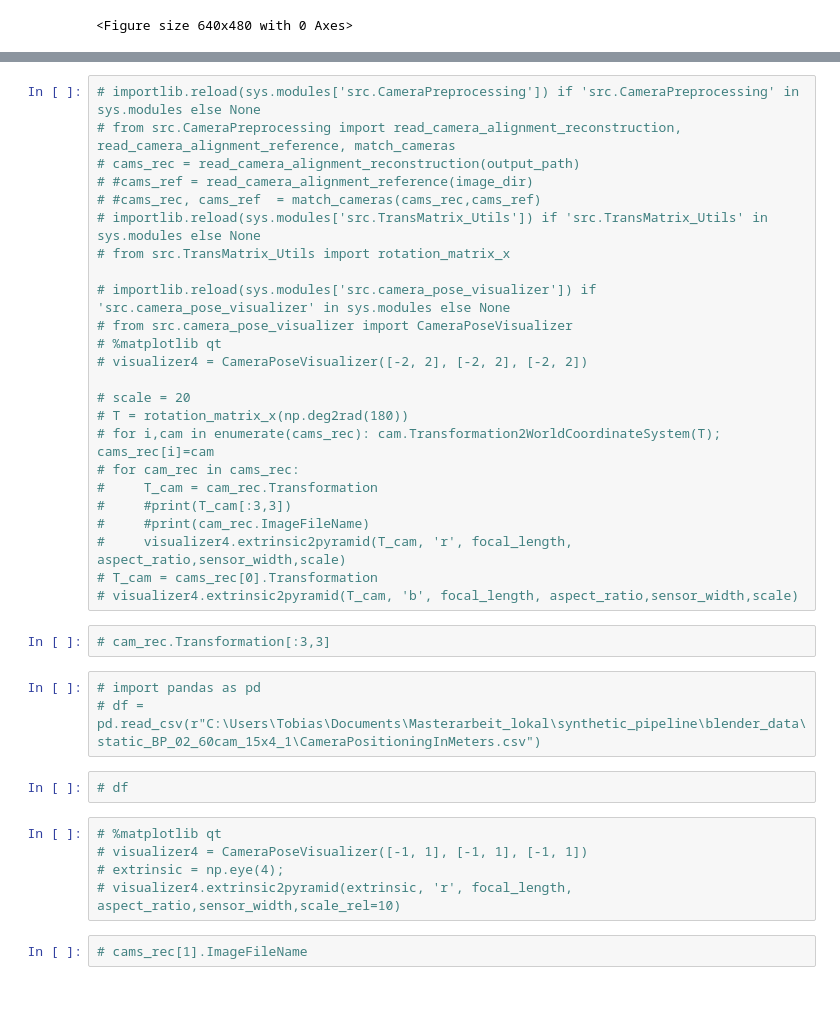
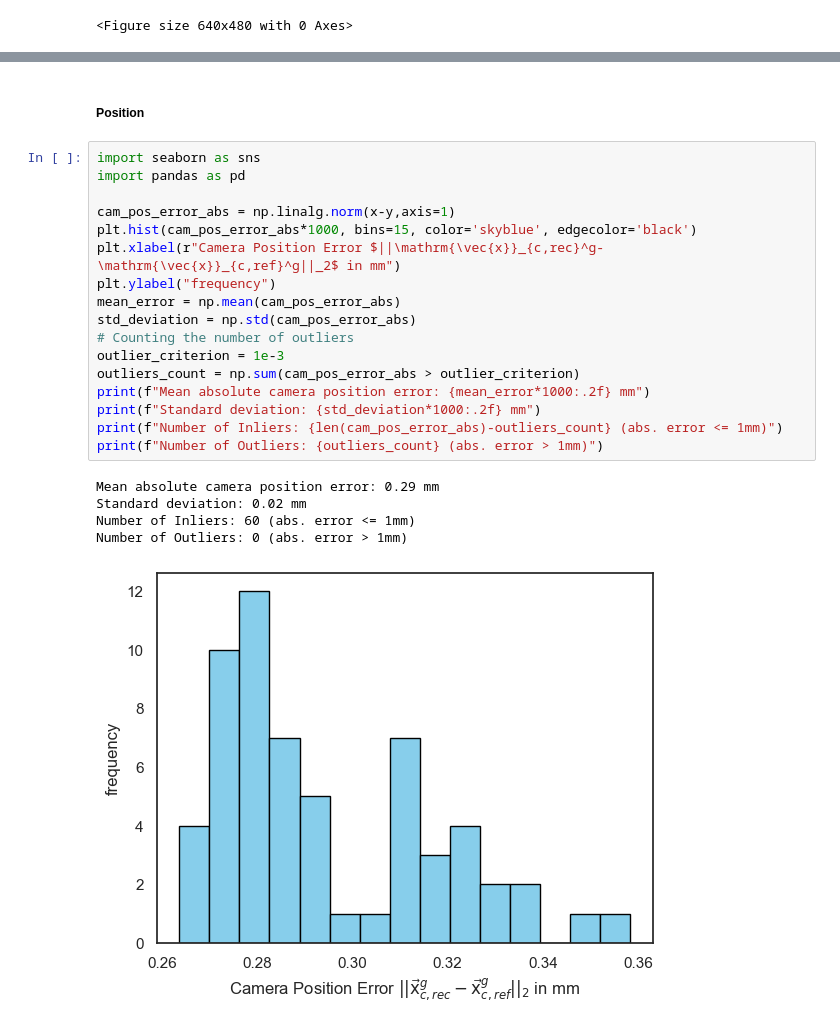
Before and after one commit to tobiashead/synthetic-pipeline-for-3d-reconstruction-of-falling-particles, a Jupyter notebook: pipeline_evaluation.ipynb, the cells around one changed output, grey strips where cells are left out. Drawn from its saved outputs; the diff is of its cells as text; blank space fills up the shorter version.

```diff
--- a/pipeline_evaluation.ipynb
+++ b/pipeline_evaluation.ipynb
@@ -294,38 +284,25 @@ plt.show()
-# %%
-# importlib.reload(sys.modules['src.CameraPreprocessing']) if 'src.CameraPreprocessing' in sys.modules else None
-# from src.CameraPreprocessing import read_camera_alignment_reconstruction, read_camera_alignment_reference, match_cameras
-# cams_rec = read_camera_alignment_reconstruction(output_path)
-# #cams_ref = read_camera_alignment_reference(image_dir)
-# #cams_rec, cams_ref  = match_cameras(cams_rec,cams_ref)
-# importlib.reload(sys.modules['src.TransMatrix_Utils']) if 'src.TransMatrix_Utils' in sys.modules else None
-# from src.TransMatrix_Utils import rotation_matrix_x
-
-# importlib.reload(sys.modules['src.camera_pose_visualizer']) if 'src.camera_pose_visualizer' in sys.modules else None
-# from src.camera_pose_visualizer import CameraPoseVisualizer
-# %matplotlib qt
-# visualizer4 = CameraPoseVisualizer([-2, 2], [-2, 2], [-2, 2])
-
-# scale = 20
-# T = rotation_matrix_x(np.deg2rad(180))
-# for i,cam in enumerate(cams_rec): cam.Transformation2WorldCoordinateSystem(T); cams_rec[i]=cam
-# for cam_rec in cams_rec:
-#     T_cam = cam_rec.Transformation
-#     #print(T_cam[:3,3])
-#     #print(cam_rec.ImageFileName)
-#     visualizer4.extrinsic2pyramid(T_cam, 'r', focal_length, aspect_ratio,sensor_width,scale)
-# T_cam = cams_rec[0].Transformation
-# visualizer4.extrinsic2pyramid(T_cam, 'b', focal_length, aspect_ratio,sensor_width,scale)
-# %%
-# cam_rec.Transformation[:3,3]
-# %%
-# import pandas as pd
-# df = pd.read_csv(r"C:\Users\Tobias\Documents\Masterarbeit_lokal\synthetic_pipeline\blender_data\static_BP_02_60cam_15x4_1\CameraPositioningInMeters.csv")
-# %%
-# df
-# %%
-# %matplotlib qt
-# visualizer4 = CameraPoseVisualizer([-1, 1], [-1, 1], [-1, 1])
-# extrinsic = np.eye(4);
-# visualizer4.extrinsic2pyramid(extrinsic, 'r', focal_length, aspect_ratio,sensor_width,scale_rel=10)
-# %%
-# cams_rec[1].ImageFileName
+# %% [markdown]
+##### Position
+# %%
+import seaborn as sns
+import pandas as pd
+
+cam_pos_error_abs = np.linalg.norm(x-y,axis=1)
+plt.hist(cam_pos_error_abs*1000, bins=15, color='skyblue', edgecolor='black')
+plt.xlabel(r"Camera Position Error $||\mathrm{\vec{x}}_{c,rec}^g-\mathrm{\vec{x}}_{c,ref}^g||_2$ in mm")
+plt.ylabel("frequency")
+mean_error = np.mean(cam_pos_error_abs)
+std_deviation = np.std(cam_pos_error_abs)
+# Counting the number of outliers
+outlier_criterion = 1e-3
+outliers_count = np.sum(cam_pos_error_abs > outlier_criterion)
+print(f"Mean absolute camera position error: {mean_error*1000:.2f} mm")
+print(f"Standard deviation: {std_deviation*1000:.2f} mm")
+print(f"Number of Inliers: {len(cam_pos_error_abs)-outliers_count} (abs. error <= 1mm)")
+print(f"Number of Outliers: {outliers_count} (abs. error > 1mm)")
+# %% [output]
+Mean absolute camera position error: 0.29 mm
+Standard deviation: 0.02 mm
+Number of Inliers: 60 (abs. error <= 1mm)
+Number of Outliers: 0 (abs. error > 1mm)
+[figure, added]
```
Also changed, not shown: parts of 14 cells of this notebook.
